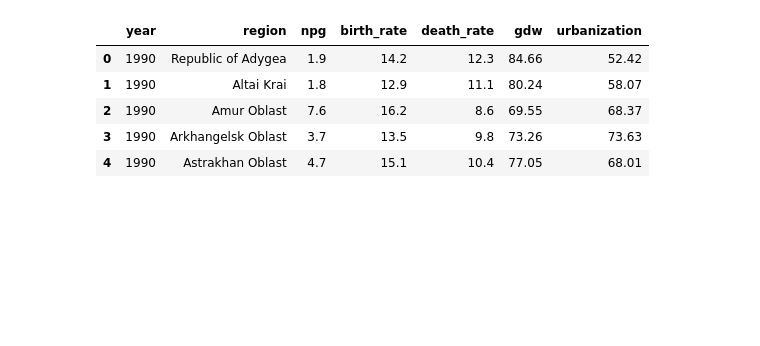
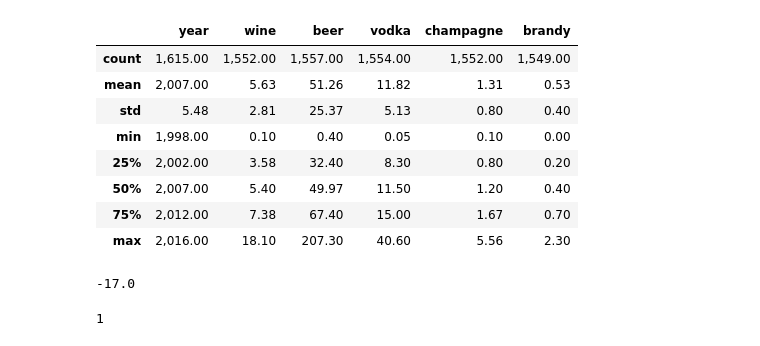
Before and after one commit to michaeltosic/alcohol-in-russia, a Jupyter notebook: russian-demographics-and-alcohol.ipynb, the cells around one changed output. Saved outputs shown, nothing was run; the diff lists cells and outputs as text; code cells hidden in the pictures; blank space fills up the shorter version.

```diff
--- a/russian-demographics-and-alcohol.ipynb
+++ b/russian-demographics-and-alcohol.ipynb
@@ -18,9 +60,20 @@ df_alc.head()
-# %%
-df_dem.head()
-# %% [output]
-|  | year | region | npg | birth_rate | death_rate | gdw | urbanization |
-| 0 | 1990 | Republic of Adygea | 1.9 | 14.2 | 12.3 | 84.66 | 52.42 |
-| 1 | 1990 | Altai Krai | 1.8 | 12.9 | 11.1 | 80.24 | 58.07 |
-| 2 | 1990 | Amur Oblast | 7.6 | 16.2 | 8.6 | 69.55 | 68.37 |
-| 3 | 1990 | Arkhangelsk Oblast | 3.7 | 13.5 | 9.8 | 73.26 | 73.63 |
-| 4 | 1990 | Astrakhan Oblast | 4.7 | 15.1 | 10.4 | 77.05 | 68.01 |
+# %%
+df_alc.describe()
+# %% [output]
+|  | year | wine | beer | vodka | champagne | brandy |
+| count | 1,615.00 | 1,552.00 | 1,557.00 | 1,554.00 | 1,552.00 | 1,549.00 |
+| mean | 2,007.00 | 5.63 | 51.26 | 11.82 | 1.31 | 0.53 |
+| std | 5.48 | 2.81 | 25.37 | 5.13 | 0.80 | 0.40 |
+| min | 1,998.00 | 0.10 | 0.40 | 0.05 | 0.10 | 0.00 |
+| 25% | 2,002.00 | 3.58 | 32.40 | 8.30 | 0.80 | 0.20 |
+| 50% | 2,007.00 | 5.40 | 49.97 | 11.50 | 1.20 | 0.40 |
+| 75% | 2,012.00 | 7.38 | 67.40 | 15.00 | 1.67 | 0.70 |
+| max | 2,016.00 | 18.10 | 207.30 | 40.60 | 5.56 | 2.30 |
+# %%
+df_dem.year.min() - df_alc.year.mean()
+# %% [output]
+-17.0
+# %%
+df_dem.year.max() - df_alc.year.max()
+# %% [output]
+1
```
Also changed, not shown: parts of 9 cells of this notebook, 1 other file.
